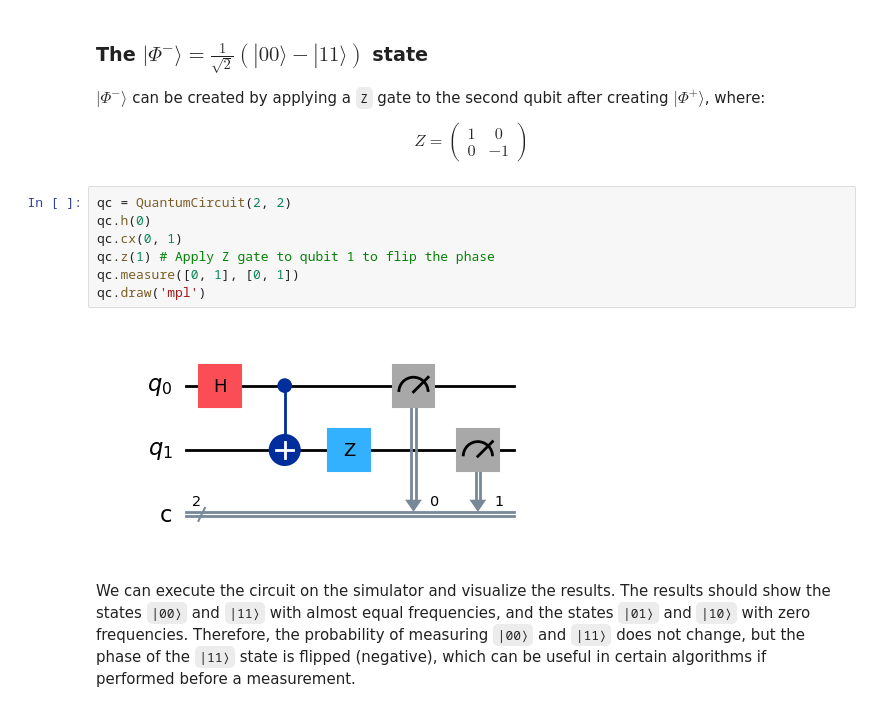
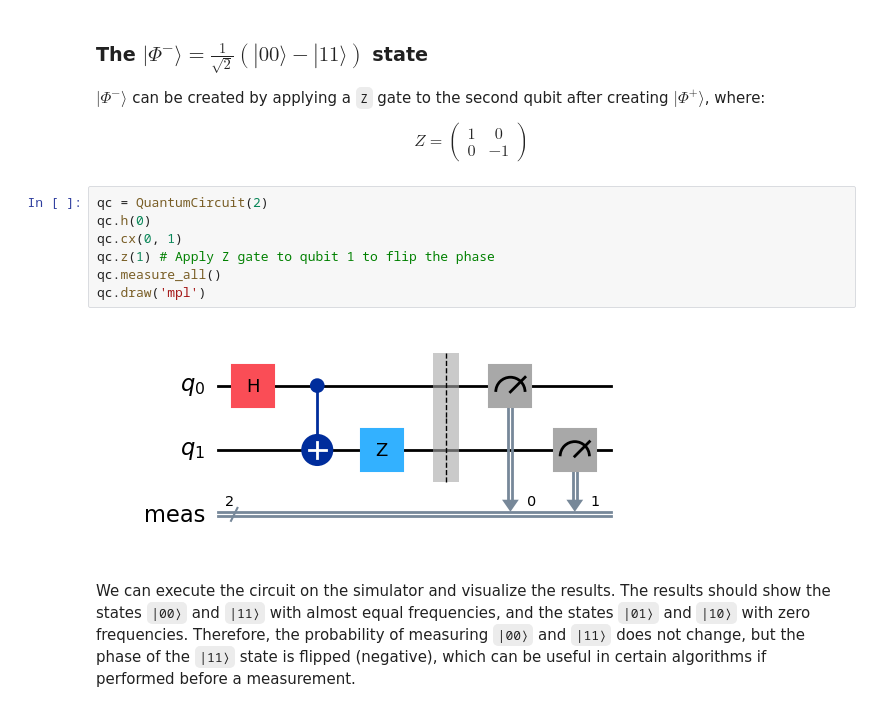
Before and after one commit to naokishibuya/qiskit-experiments, a Jupyter notebook: notebooks/2-bell_states.ipynb, the cells around one changed output. Saved outputs shown, nothing was run; the diff lists cells and outputs as text.

```diff
--- a/notebooks/2-bell_states.ipynb
+++ b/notebooks/2-bell_states.ipynb
@@ -148,14 +149,14 @@ Z = \begin{pmatrix}
 \end{pmatrix}
 $$
 # %%
-qc = QuantumCircuit(2, 2)
+qc = QuantumCircuit(2)
 qc.h(0)
 qc.cx(0, 1)
 qc.z(1) # Apply Z gate to qubit 1 to flip the phase
-qc.measure([0, 1], [0, 1])
+qc.measure_all()
 qc.draw('mpl')
 # %% [output]
-[figure, old version]
+[figure, new version]
 # %% [markdown]
 We can execute the circuit on the simulator and visualize the results.
 The results should show the states `|00⟩` and `|11⟩` with almost equal frequencies, and the states `|01⟩` and `|10⟩` with zero frequencies.
```
Also changed, not shown: parts of 9 cells of this notebook.
